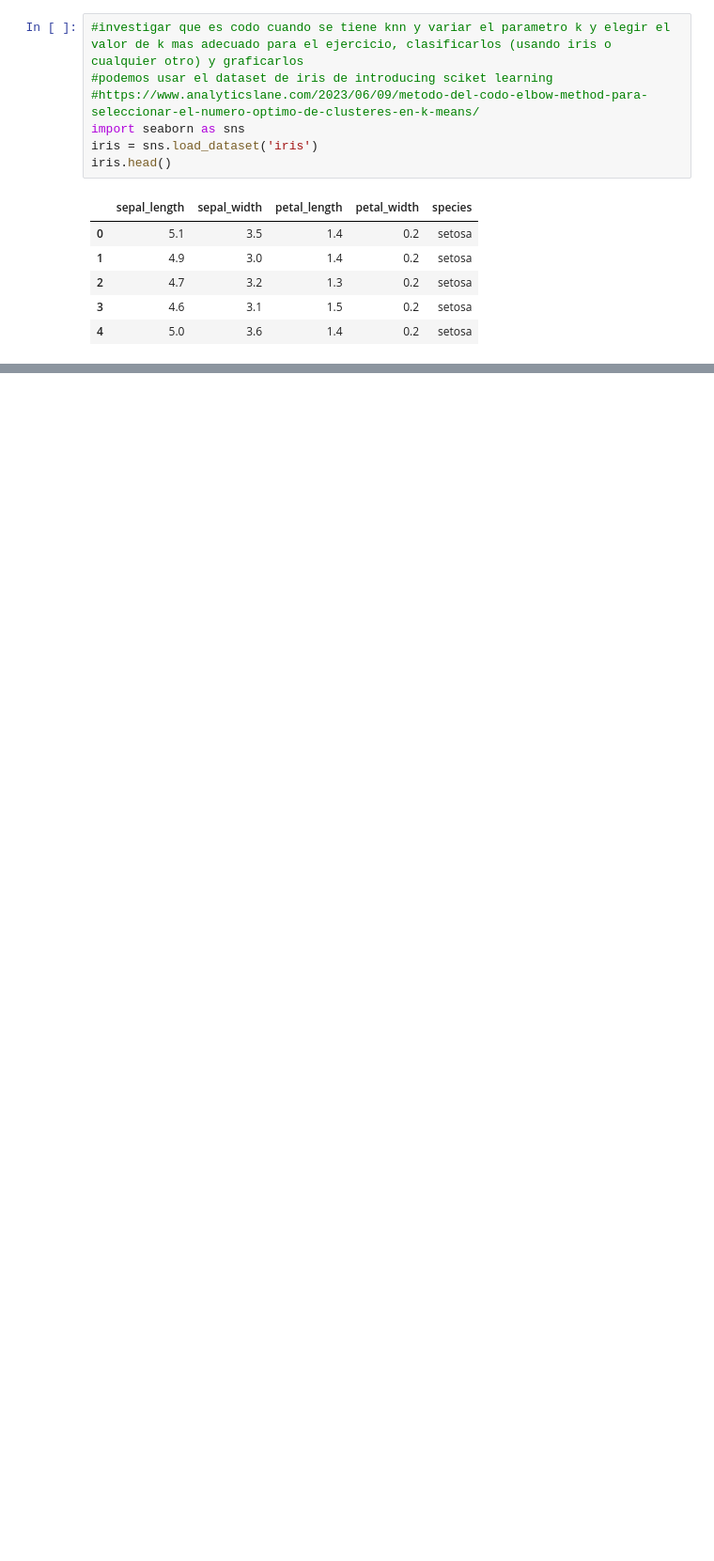
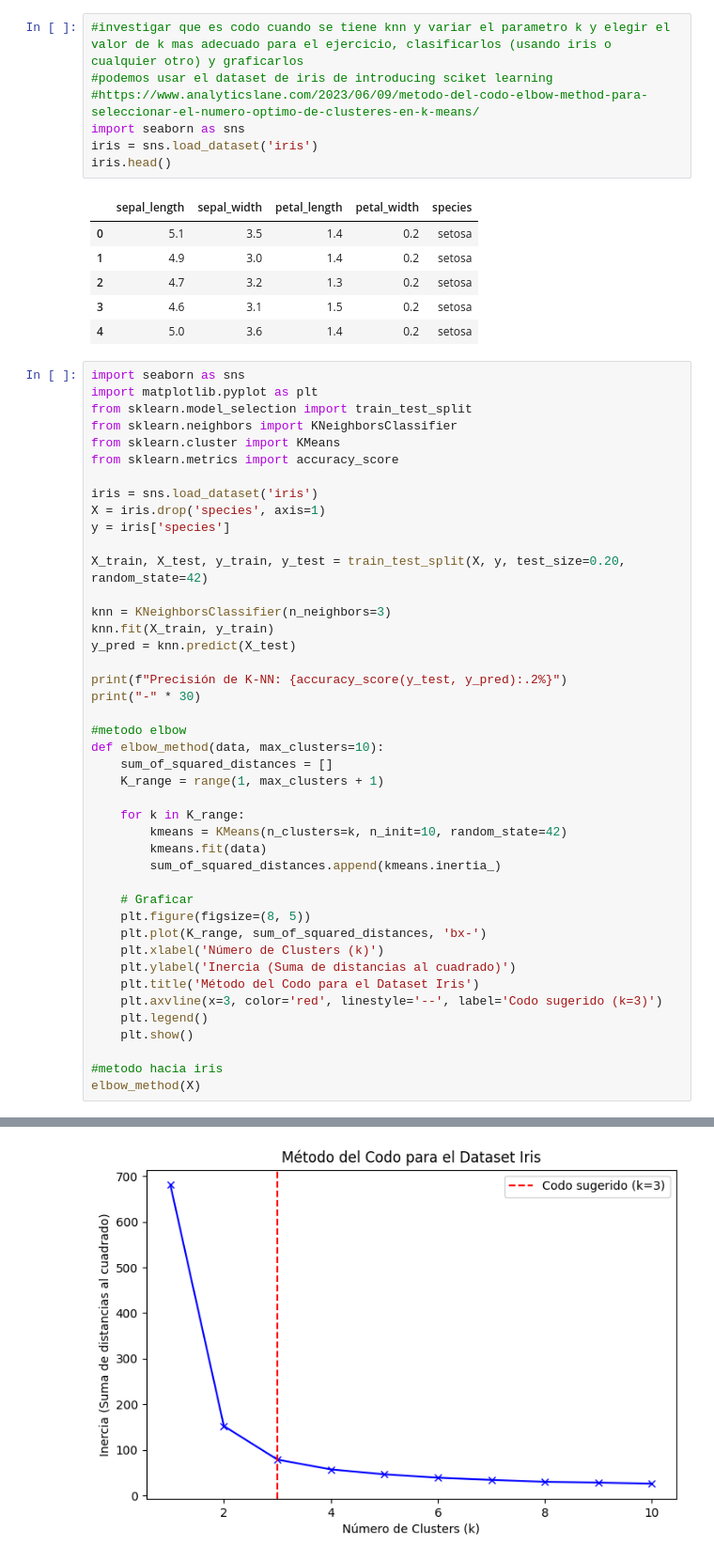
Before and after one commit to Diego0086/Mineria-De-Datos, a Jupyter notebook: Untitled0.ipynb, the cells around one changed output, grey strips where cells are left out. Shown at 94% size. Drawn from its saved outputs; the diff is of its cells as text; blank space fills up the shorter version.

Commit message:
Tarea metodo elbow

```diff
--- a/Untitled0.ipynb
+++ b/Untitled0.ipynb
@@ -2672,3 +2674,47 @@ iris.head()
 | 2 | 4.7 | 3.2 | 1.3 | 0.2 | setosa |
 | 3 | 4.6 | 3.1 | 1.5 | 0.2 | setosa |
 | 4 | 5.0 | 3.6 | 1.4 | 0.2 | setosa |
+# %%
+import seaborn as sns
+import matplotlib.pyplot as plt
+from sklearn.model_selection import train_test_split
+from sklearn.neighbors import KNeighborsClassifier
+from sklearn.cluster import KMeans
+from sklearn.metrics import accuracy_score
+
+iris = sns.load_dataset('iris')
+X = iris.drop('species', axis=1)
+y = iris['species']
+
+X_train, X_test, y_train, y_test = train_test_split(X, y, test_size=0.20, random_state=42)
+
+knn = KNeighborsClassifier(n_neighbors=3)
+knn.fit(X_train, y_train)
+y_pred = knn.predict(X_test)
+
+print(f"Precisión de K-NN: {accuracy_score(y_test, y_pred):.2%}")
+print("-" * 30)
+
+#metodo elbow
+def elbow_method(data, max_clusters=10):
+    sum_of_squared_distances = []
+    K_range = range(1, max_clusters + 1)
+
+    for k in K_range:
+        kmeans = KMeans(n_clusters=k, n_init=10, random_state=42)
+        kmeans.fit(data)
+        sum_of_squared_distances.append(kmeans.inertia_)
+
+    # Graficar
+    plt.figure(figsize=(8, 5))
+    plt.plot(K_range, sum_of_squared_distances, 'bx-')
+    plt.xlabel('Número de Clusters (k)')
+    plt.ylabel('Inercia (Suma de distancias al cuadrado)')
+    plt.title('Método del Codo para el Dataset Iris')
+    plt.axvline(x=3, color='red', linestyle='--', label='Codo sugerido (k=3)')
+    plt.legend()
+    plt.show()
+
+#metodo hacia iris
+elbow_method(X)
+# %% [output]
@@ -2674,0 +2723 @@ iris.head()
+[figure, added]
```
Also changed, not shown: parts of 2 cells of this notebook.
